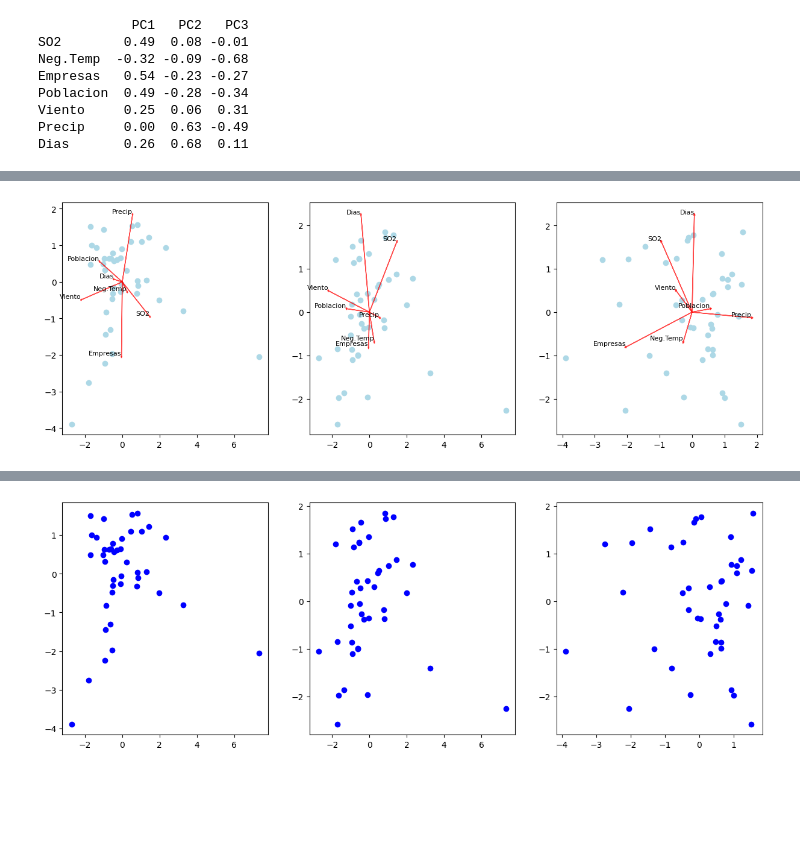
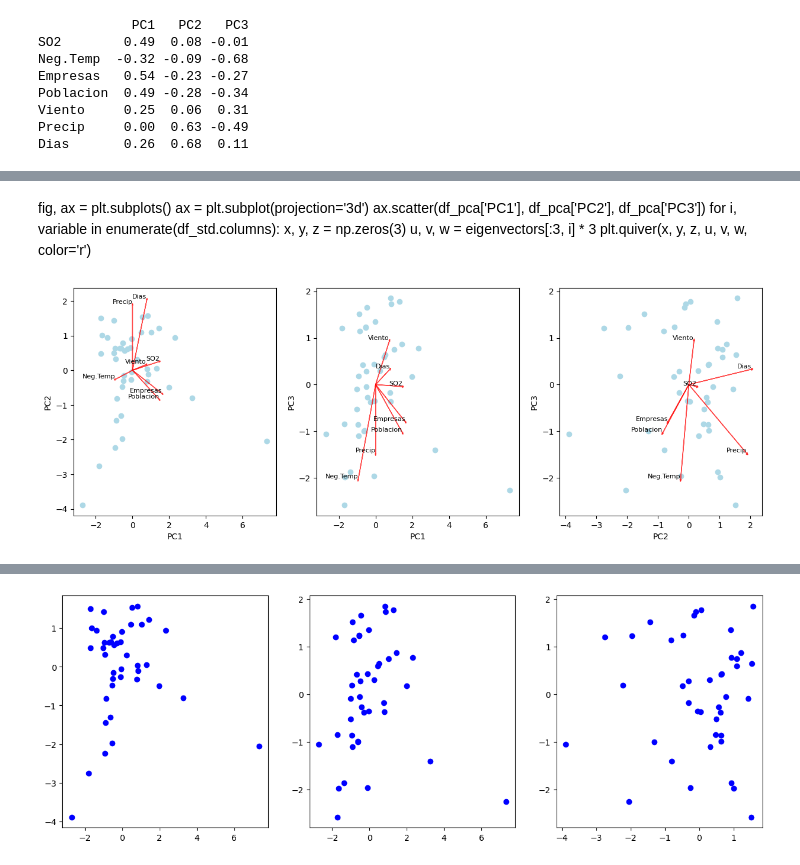
Before and after one commit to Alf-caput/P1_MineriaDeDatos, a Jupyter notebook: P3_ReduccionDimensionalidad/P3_ReduccionDimensionalidad.ipynb, the cells around one changed output, grey strips where cells are left out. Saved outputs shown, nothing was run; the diff lists cells and outputs as text; code cells hidden in the pictures; blank space fills up the shorter version.

Commit message:
arregladas graficas eigen->variables

```diff
--- a/P3_ReduccionDimensionalidad/P3_ReduccionDimensionalidad.ipynb
+++ b/P3_ReduccionDimensionalidad/P3_ReduccionDimensionalidad.ipynb
@@ -335,11 +327,3 @@ Poblacion  0.49 -0.28 -0.34
 Viento     0.25  0.06  0.31
 Precip     0.00  0.63 -0.49
 Dias       0.26  0.68  0.11
-# %%
-fig, ax = plt.subplots()
-ax = plt.subplot(projection='3d')
-ax.scatter(df_pca['PC1'], df_pca['PC2'], df_pca['PC3'])
-for i, variable in enumerate(df_std.columns):
-    x, y, z = np.zeros(3)
-    u, v, w = eigenvectors[:3, i] * 3
-    plt.quiver(x, y, z, u, v, w, color='r')
@@ -348,28 +330,42 @@ for i, variable in enumerate(df_std.columns):
+# %% [markdown]
+fig, ax = plt.subplots()
+ax = plt.subplot(projection='3d')
+ax.scatter(df_pca['PC1'], df_pca['PC2'], df_pca['PC3'])
+for i, variable in enumerate(df_std.columns):
+    x, y, z = np.zeros(3)
+    u, v, w = eigenvectors[:3, i] * 3
+    plt.quiver(x, y, z, u, v, w, color='r')
 # %%
 fig, axs = plt.subplots(1, 3, figsize=(15, 5))
 
 axs[0].scatter(df_pca['PC1'], df_pca['PC2'], color='lightblue')
 for i, variable in enumerate(df_std.columns):
     x, y, z = np.zeros(3)
-    u, v, w = eigenvectors[:3, i] * 3
+    u, v, w = eigenvectors[i, :3] * 3
     axs[0].arrow(x, y, u, v, color='r', alpha=0.7, head_width=0.05, head_length=0.05)
     axs[0].text(u, v, variable, color='k', ha='right', va='bottom', fontsize=8)
+    axs[0].set_xlabel('PC1')
+    axs[0].set_ylabel('PC2')
 
 axs[1].scatter(df_pca['PC1'], df_pca['PC3'], color='lightblue')
 for i, variable in enumerate(df_std.columns):
     x, y, z = np.zeros(3)
-    u, v, w = eigenvectors[:3, i] * 3
+    u, v, w = eigenvectors[i, :3] * 3
     axs[1].arrow(x, z, u, w, color='r', alpha=0.7, head_width=0.05, head_length=0.05)
     axs[1].text(u, w, variable, color='k', ha='right', va='bottom', fontsize=8)
+    axs[1].set_xlabel('PC1')
+    axs[1].set_ylabel('PC3')
 
 axs[2].scatter(df_pca['PC2'], df_pca['PC3'], color='lightblue')
 for i, variable in enumerate(df_std.columns):
     x, y, z = np.zeros(3)
-    u, v, w = eigenvectors[:3, i] * 3
+    u, v, w = eigenvectors[i, :3] * 3
     axs[2].arrow(y, z, v, w, color='r', alpha=0.7, head_width=0.05, head_length=0.05)
     axs[2].text(v, w, variable, color='k', ha='right', va='bottom', fontsize=8)
+    axs[2].set_xlabel('PC2')
+    axs[2].set_ylabel('PC3')
 # %% [output]
-[figure, old version]
+[figure, new version]
 # %%
 import numpy as np
 import pandas as pd
```
Also changed, not shown: parts of 3 cells of this notebook.
